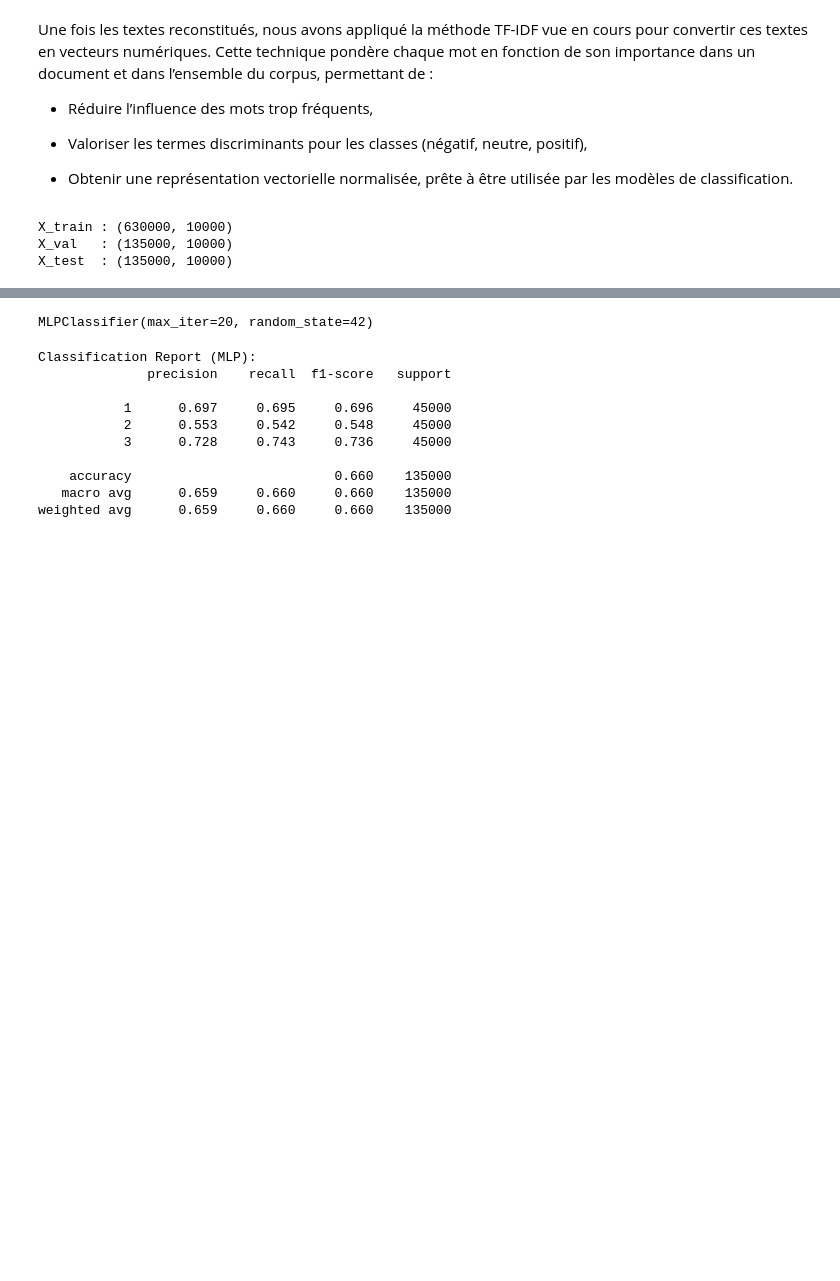
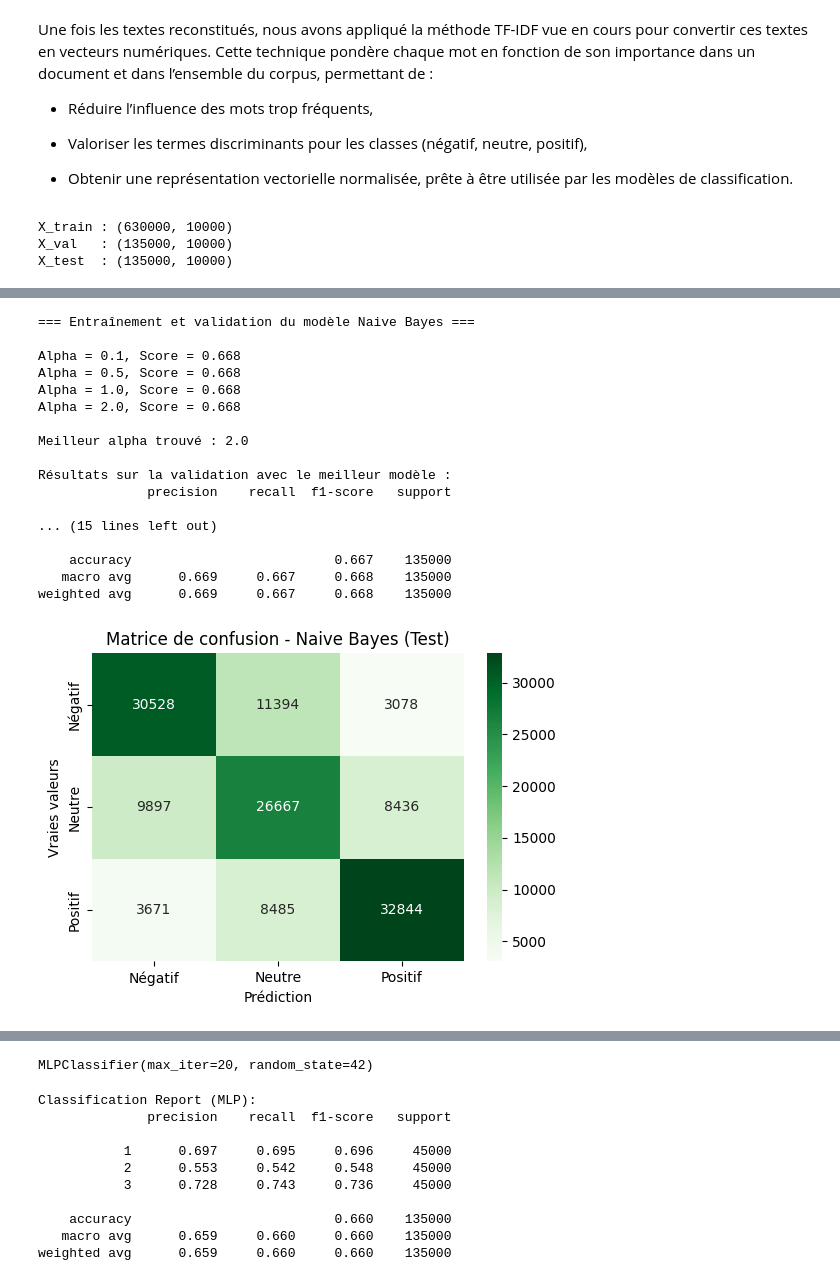
Before and after one commit to mchabanat/NLP-Project, a Jupyter notebook: project.ipynb, the cells around one changed output, grey strips where cells are left out. Cells and saved outputs as stored; diff of their text form; code cells hidden in the pictures; blank space fills up the shorter version.

Commit message:
Add opti for models and commentaries

```diff
--- a/project.ipynb
+++ b/project.ipynb
@@ -314,0 +329,64 @@ X_test  : (135000, 10000)
+# %%
+# 1. Création et entraînement du modèle initial
+print("=== Entraînement et validation du modèle Naive Bayes ===\n")
+nb_model = MultinomialNB()
+nb_model.fit(X_train_tfidf, y_train)
+
+# 2. Évaluation sur validation et ajustement
+# Test avec différentes valeurs d'alpha pour voir si on peut améliorer les résultats
+alphas = [0.1, 0.5, 1.0, 2.0]
+best_score = 0
+best_alpha = 1.0
+
+for alpha in alphas:
+    model = MultinomialNB(alpha=alpha)
+    model.fit(X_train_tfidf, y_train)
+    score = model.score(X_val_tfidf, y_val)
+    print(f"Alpha = {alpha}, Score = {score:.3f}")
+
+    if score > best_score:
+        best_score = score
+        best_alpha = alpha
+        best_model = model
+
+print(f"\nMeilleur alpha trouvé : {best_alpha}")
+
+# Résultats de validation avec le meilleur modèle
+y_val_pred = best_model.predict(X_val_tfidf)
+print("\nRésultats sur la validation avec le meilleur modèle :")
+print(classification_report(y_val, y_val_pred, digits=3))
+
+# 3. Évaluation finale sur le test
+print("\n=== Évaluation finale sur le jeu de test ===")
+y_test_pred = best_model.predict(X_test_tfidf)
+print(classification_report(y_test, y_test_pred, digits=3))
+
+# Matrice de confusion sur test
+conf_matrix = confusion_matrix(y_test, y_test_pred)
+plt.figure(figsize=(6,4))
+sns.heatmap(conf_matrix, annot=True, fmt='d', cmap='Greens',
+            xticklabels=['Négatif', 'Neutre', 'Positif'],
+            yticklabels=['Négatif', 'Neutre', 'Positif'])
+plt.xlabel("Prédiction")
+plt.ylabel("Vraies valeurs")
+plt.title("Matrice de confusion - Naive Bayes (Test)")
+plt.show()
+# %% [output]
+=== Entraînement et validation du modèle Naive Bayes ===
+
+Alpha = 0.1, Score = 0.668
+Alpha = 0.5, Score = 0.668
+Alpha = 1.0, Score = 0.668
+Alpha = 2.0, Score = 0.668
+
+Meilleur alpha trouvé : 2.0
+
+Résultats sur la validation avec le meilleur modèle :
+              precision    recall  f1-score   support
+
+... (15 lines left out)
+
+    accuracy                          0.667    135000
+   macro avg      0.669     0.667     0.668    135000
+weighted avg      0.669     0.667     0.668    135000
+[figure, added]
```
Also changed, not shown: parts of 17 cells of this notebook.
